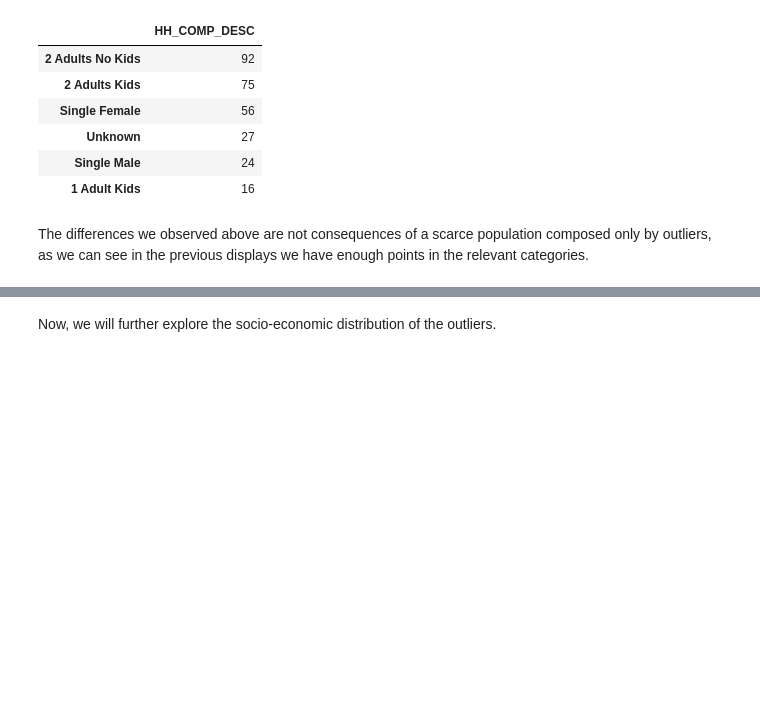
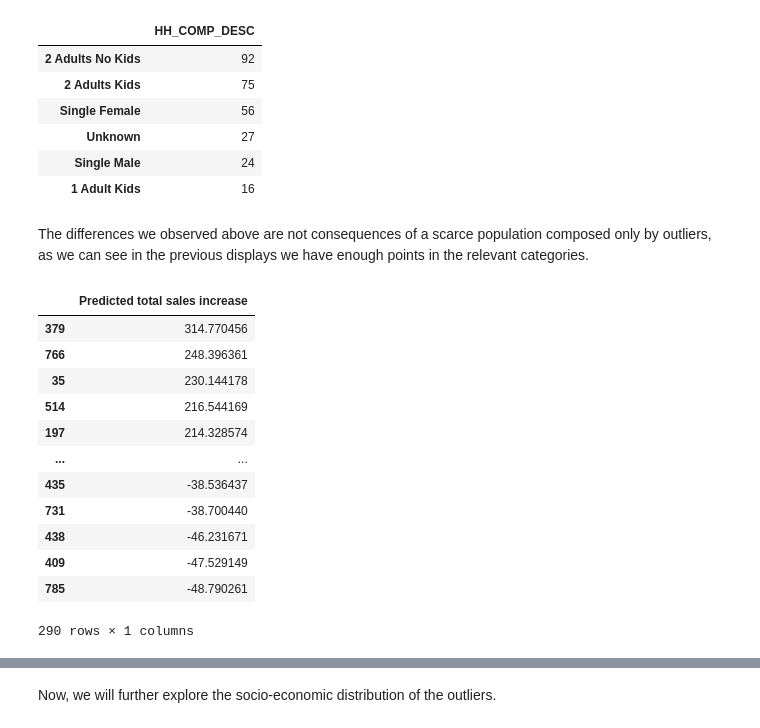
Before and after one commit to dhruti96shah/ada_project_pinkfluffybunnies, a Jupyter notebook: ada project.ipynb, the cells around one changed output, grey strips where cells are left out. Drawn from its saved outputs; the diff is of its cells as text; code cells hidden in the pictures; blank space fills up the shorter version.

```diff
--- a/ada project.ipynb
+++ b/ada project.ipynb
@@ -595,6 +650,22 @@ demo_with_scores['HH_COMP_DESC'].value_counts().to_frame()
 | 1 Adult Kids | 16 |
 # %% [markdown]
 The differences we observed above are not consequences of a scarce population composed only by outliers, as we can see in the previous displays we have enough points in the relevant categories.
+# %%
+demo_with_scores[['Predicted total sales increase']]
+# %% [output]
+|  | Predicted total sales increase |
+| 379 | 314.770456 |
+| 766 | 248.396361 |
+| 35 | 230.144178 |
+| 514 | 216.544169 |
+| 197 | 214.328574 |
+| ... | ... |
+| 435 | -38.536437 |
+| 731 | -38.700440 |
+| 438 | -46.231671 |
+| 409 | -47.529149 |
+| 785 | -48.790261 |
+290 rows × 1 columns
 # %%
 #Displaying the boxplot of scores for all the families with demographic data to extract the outliers
 #PS: Many outliers can be observed on the left side
```
Also changed, not shown: parts of 21 cells of this notebook.
